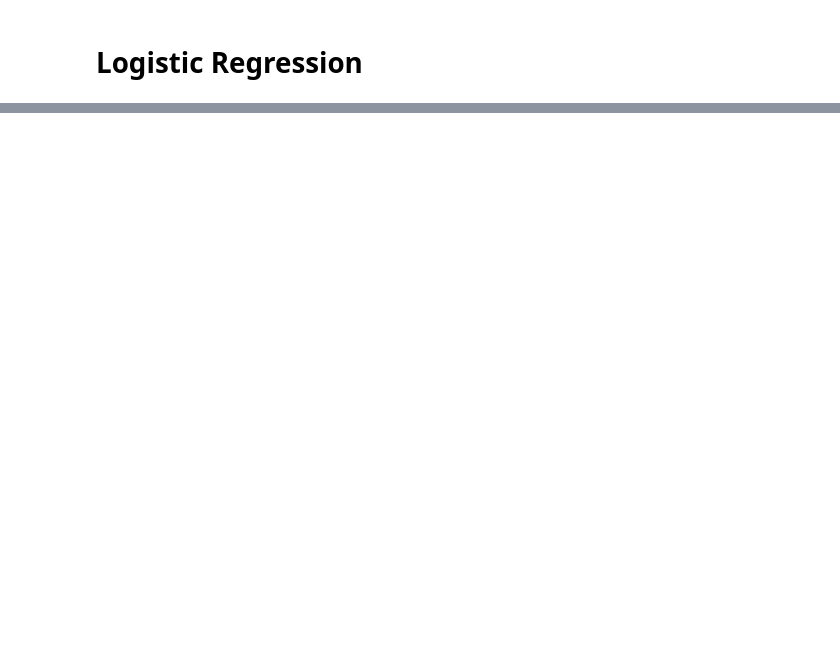
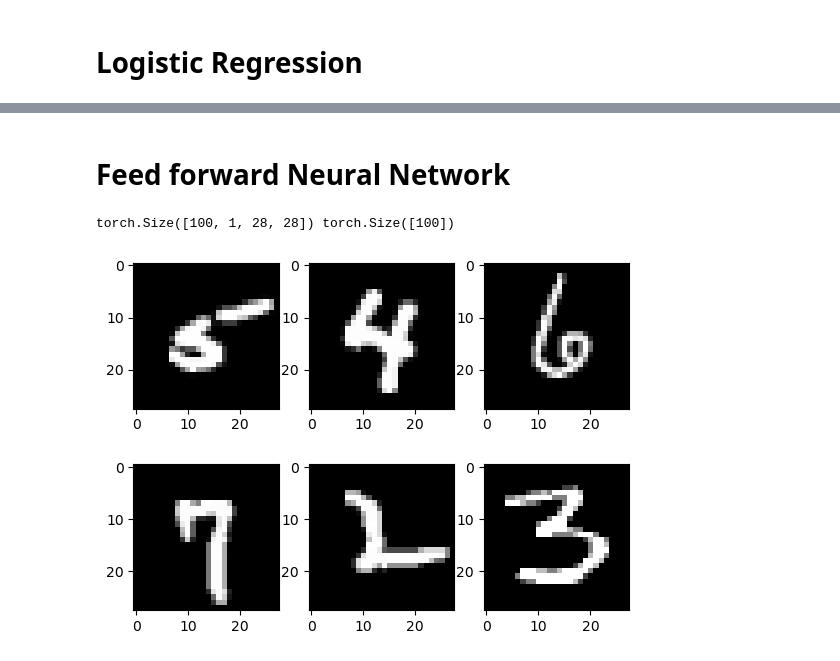
Before and after one commit to Chukwuebuka-2003/pytorch_yt, a Jupyter notebook: pyt1.ipynb, the cells around one changed output, grey strips where cells are left out. Cells and saved outputs as stored; diff of their text form; code cells hidden in the pictures; blank space fills up the shorter version.

```diff
--- a/pyt1.ipynb
+++ b/pyt1.ipynb
@@ -627,0 +687,6 @@ accuracy = 0.9825
+# %%
+for epoch in range(num_epochs):
+    for i, (inputs, labels) in enumerate(dataloader):
+        # forward pass
+        if (i+1) % 5 == 0:
+            print(f'epoch{epoch+1}/{num_epochs}, step{i+1}/{n_iterations}, inputs {inputs.shape}')
@@ -627,0 +918,43 @@ accuracy = 0.9825
+# %% [markdown]
+# Feed forward Neural Network
+# %%
+import torch
+import torch.nn as nn
+import torchvision
+import torchvision.transforms as transforms
+import matplotlib.pyplot as plt
+
+
+# device config
+device = torch.device('cuda' if torch.cuda.is_available() else 'cpu')
+
+#hyper parameters
+input_size = 784
+hidden_size = 100
+num_classes = 10
+num_epochs = 2
+batch_size = 100
+learning_rate = 0.001
+
+
+#MNIST
+train_dataset = torchvision.datasets.MNIST(root='./data', train=True, transform = transforms.ToTensor(), download=True)
+
+test_dataset = torchvision.datasets.MNIST(root='./data', train=False, transform = transforms.ToTensor())
+
+train_loader = torch.utils.data.DataLoader(dataset=train_dataset, batch_size=batch_size, shuffle=True)
+
+test_loader = torch.utils.data.DataLoader(dataset=test_dataset, batch_size=batch_size, shuffle=False)
+
+examples = iter(train_loader)
+samples, labels = next(examples)
+print(samples.shape, labels.shape)
+# %% [output]
+torch.Size([100, 1, 28, 28]) torch.Size([100])
+# %%
+for i in range(6):
+    plt.subplot(2, 3, i+1)
+    plt.imshow(samples[i][0], cmap='gray')
+plt.show()
+# %% [output]
+[figure, added]
```
Also changed, not shown: parts of 48 cells of this notebook.
